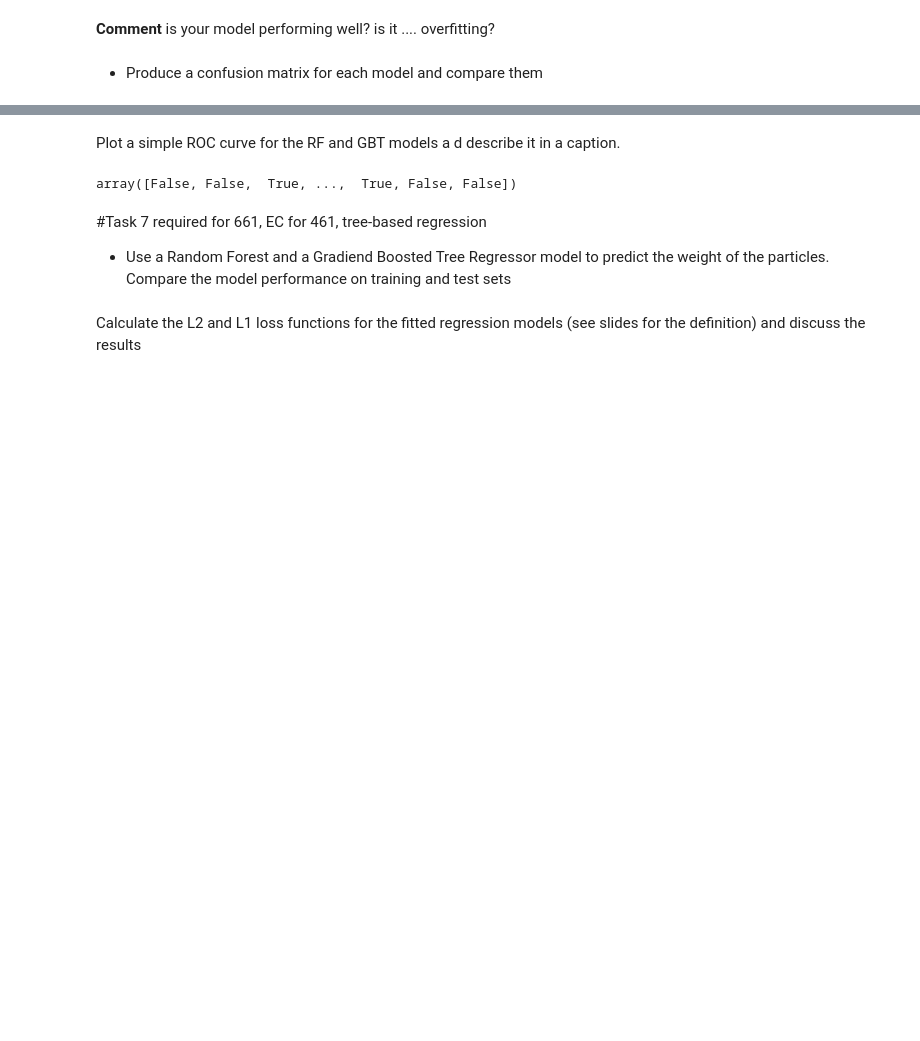
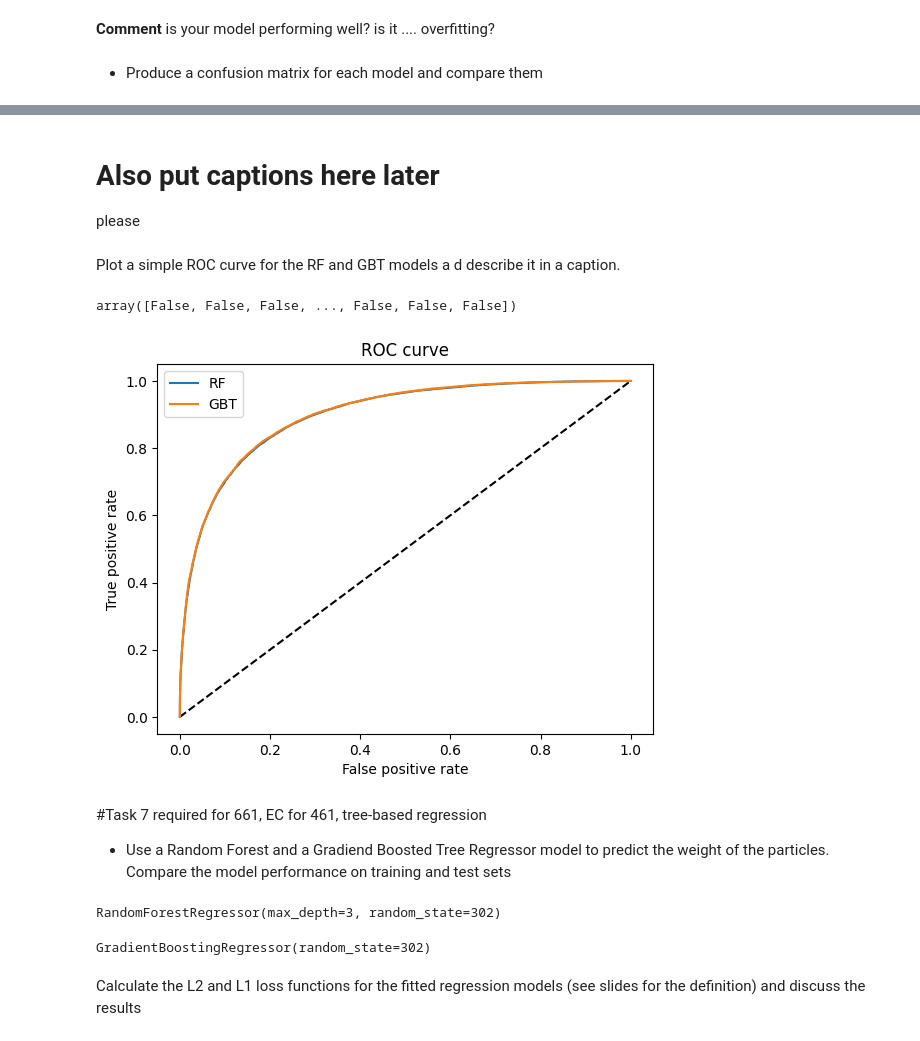
Before and after one commit to TJTomas/DSPS_TTomaszewski, a Jupyter notebook: HW8/Tomaszewski_higgsbosonSearch.ipynb, the cells around one changed output, grey strips where cells are left out. Drawn from its saved outputs; the diff is of its cells as text; code cells hidden in the pictures; blank space fills up the shorter version.

```diff
--- a/HW8/Tomaszewski_higgsbosonSearch.ipynb
+++ b/HW8/Tomaszewski_higgsbosonSearch.ipynb
@@ -204,27 +375,32 @@ plot_confusion_matrix(...
+# %% [markdown]
+# Also put captions here later
+please
 # %% [markdown]
 Plot a simple ROC curve for the RF and GBT models  a d describe it in a caption.
 # %%
 #this will be passed to the ROC function
-test_y.reshape(-1, 1).flatten() == "s"
+test_y.values.reshape(-1, 1).flatten() == "s"
 # %% [output]
-array([False, False,  True, ...,  True, False, False])
+array([False, False, False, ..., False, False, False])
 # %%
 # The random forest model by itself
 y_pred_grd_rfcat = rf.predict_proba(test_x)[:, 1]
 y_pred_grd_gbtcat = gbt.predict_proba(test_x)[:, 1]
 
-fpr_rf, tpr_rf, _ = roc_curve(test_y.reshape(-1, 1).flatten()=="s", y_pred_grd_rfcat)
-fpr_gbt, tpr_gbt, _ = roc_curve(test_y.reshape(-1, 1).flatten()=="s", y_pred_grd_gbtcat)
+fpr_rf, tpr_rf, _ = roc_curve(test_y.values.reshape(-1, 1).flatten()=="s", y_pred_grd_rfcat)
+fpr_gbt, tpr_gbt, _ = roc_curve(test_y.values.reshape(-1, 1).flatten()=="s", y_pred_grd_gbtcat)
 
 plt.figure(1)
 plt.plot([0, 1], [0, 1], 'k--')
 plt.plot(fpr_rf, tpr_rf, label='RF')
 plt.plot(fpr_gbt, tpr_gbt, label='GBT')
 plt.xlabel('False positive rate')
 plt.ylabel('True positive rate')
 plt.title('ROC curve')
 plt.legend(loc='best')
 plt.show()
+# %% [output]
+[figure, added]
 # %% [markdown]
 #Task 7 required for 661, EC for 461, tree-based regression
 
@@ -233,7 +409,12 @@ plt.show()
 # %%
 rfR = RandomForestRegressor(max_depth=3, random_state=302)
 rfR.fit(train_regress_x, train_regress_y)
-gbtR = GradientBoostingRegressor(max_depth=3, random_state=302)
-gbtR.fit(train_regress_x, train_regress_y)
+# %% [output]
+RandomForestRegressor(max_depth=3, random_state=302)
+# %%
+gbtR = GradientBoostingRegressor(max_depth=3, random_state=302)
+gbtR.fit(train_regress_x, train_regress_y)
+# %% [output]
+GradientBoostingRegressor(random_state=302)
 # %% [markdown]
  Calculate the L2 and L1 loss functions for the fitted regression models (see slides for the definition) and discuss the results
```
Also changed, not shown: parts of 69 cells of this notebook.
